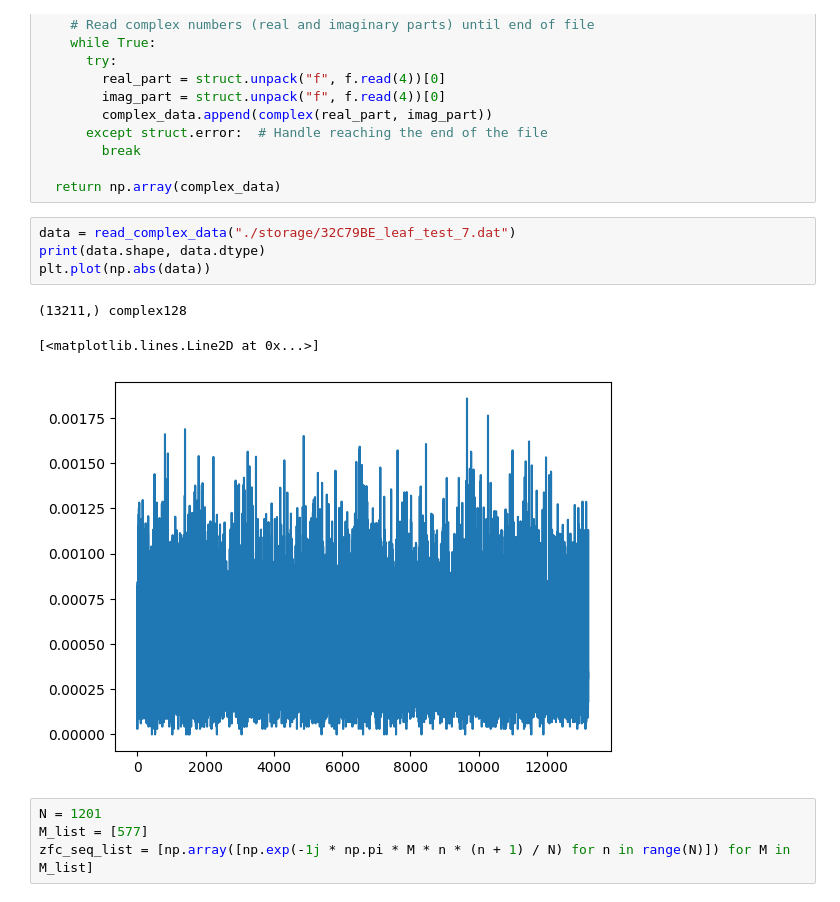
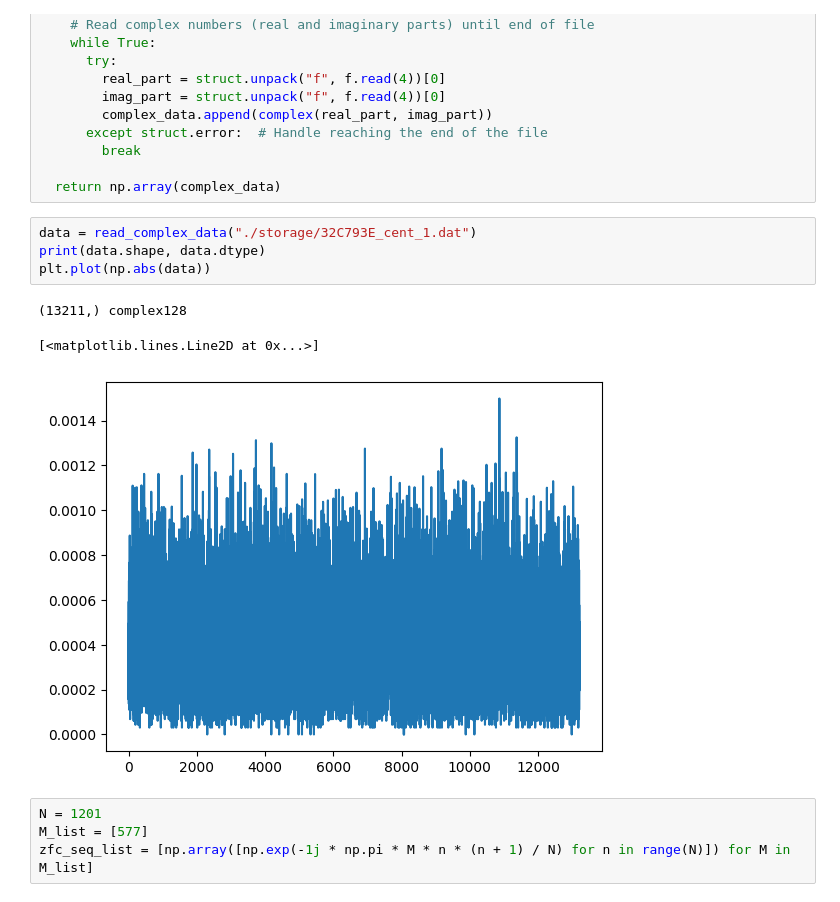
Before and after one commit to navya-xx/OTA-C, a Jupyter notebook: cpp/leaf_response_analysis.ipynb, the cells around one changed output. Cells and saved outputs as stored; diff of their text form.

```diff
--- a/cpp/leaf_response_analysis.ipynb
+++ b/cpp/leaf_response_analysis.ipynb
@@ -26,13 +26,13 @@ def read_complex_data(filename):
 
   return np.array(complex_data)
 # %%
-data = read_complex_data("./storage/32C79BE_leaf_test_7.dat")
+data = read_complex_data("./storage/32C793E_cent_1.dat")
 print(data.shape, data.dtype)
 plt.plot(np.abs(data))
 # %% [output]
 (13211,) complex128
 [<matplotlib.lines.Line2D at 0x...>]
-[figure, old version]
+[figure, new version]
 # %%
 N = 1201
 M_list = [577]
```
Also changed, not shown: parts of 1 cell of this notebook.
